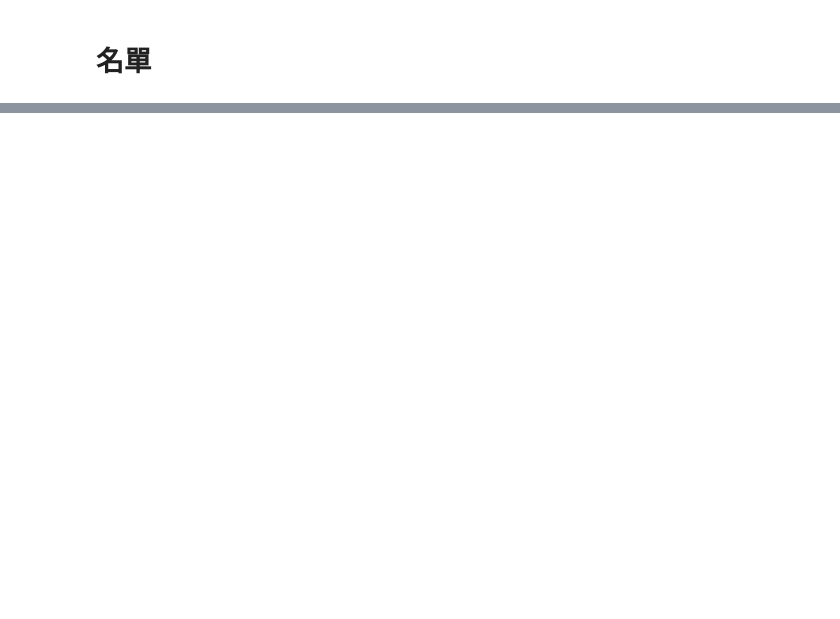
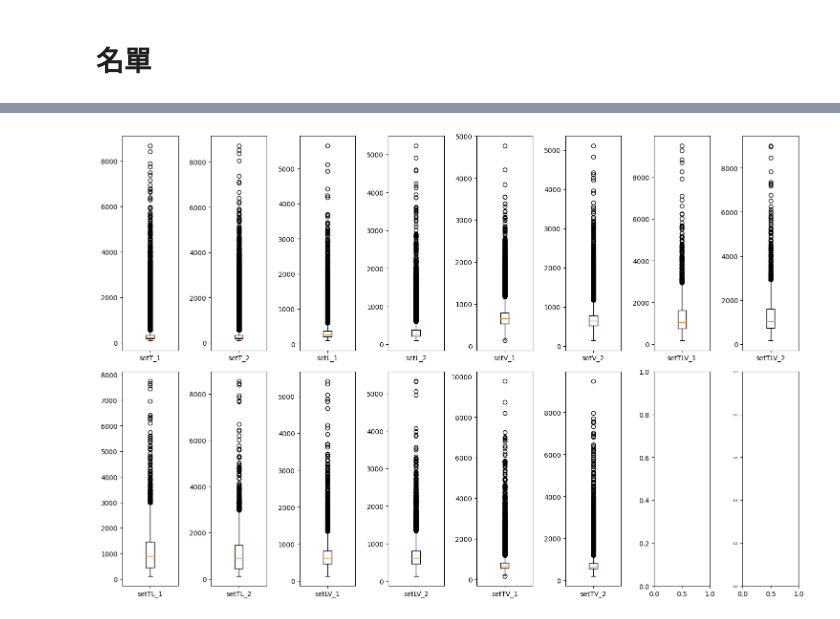
Before and after one commit to sssylvia0/Uplift_Model, a Jupyter notebook: Model_Nov.ipynb, the cells around one changed output, grey strips where cells are left out. Saved outputs shown, nothing was run; the diff lists cells and outputs as text; code cells hidden in the pictures; blank space fills up the shorter version.

```diff
--- a/Model_Nov.ipynb
+++ b/Model_Nov.ipynb
@@ -256,0 +466,30 @@ plt.show()
+# %%
+fig, ax = plt.subplots(2,8,figsize = (15, 10))
+#S
+ax[0,0].boxplot(result_dict['setS_1']['E(V)|X,T = 0'], labels=['setT_1'])
+ax[0,1].boxplot(result_dict['setS_2']['E(V)|X,T = 0'], labels=['setT_2'])
+#L
+ax[0,2].boxplot(result_dict['setL_1']['E(V)|X,T = 0'], labels=['setL_1'])
+ax[0,3].boxplot(result_dict['setL_2']['E(V)|X,T = 0'], labels=['setL_2'])
+#V
+ax[0,4].boxplot(result_dict['setV_1']['E(V)|X,T = 0'], labels=['setV_1'])
+ax[0,5].boxplot(result_dict['setV_2']['E(V)|X,T = 0'], labels=['setV_2'])
+
+#SL
+ax[1,0].boxplot(result_dict['setSL_1']['E(V)|X,T = 0'], labels=['setTL_1'])
+ax[1,1].boxplot(result_dict['setSL_2']['E(V)|X,T = 0'], labels=['setTL_2'])
+#LV
+ax[1,2].boxplot(result_dict['setLV_1']['E(V)|X,T = 0'], labels=['setLV_1'])
+ax[1,3].boxplot(result_dict['setLV_2']['E(V)|X,T = 0'], labels=['setLV_2'])
+#SV
+ax[1,4].boxplot(result_dict['setSV_1']['E(V)|X,T = 0'], labels=['setTV_1'])
+ax[1,5].boxplot(result_dict['setSV_2']['E(V)|X,T = 0'], labels=['setTV_2'])
+
+#SLV
+ax[0,6].boxplot(result_dict['setSLV_1']['E(V)|X,T = 0'], labels=['setTLV_1'])
+ax[0,7].boxplot(result_dict['setSLV_2']['E(V)|X,T = 0'], labels=['setTLV_2'])
+plt.tight_layout()
+plt.yticks(fontsize=5)
+plt.show()
+# %% [output]
+[figure, added]
```
Also changed, not shown: parts of 13 cells of this notebook.
